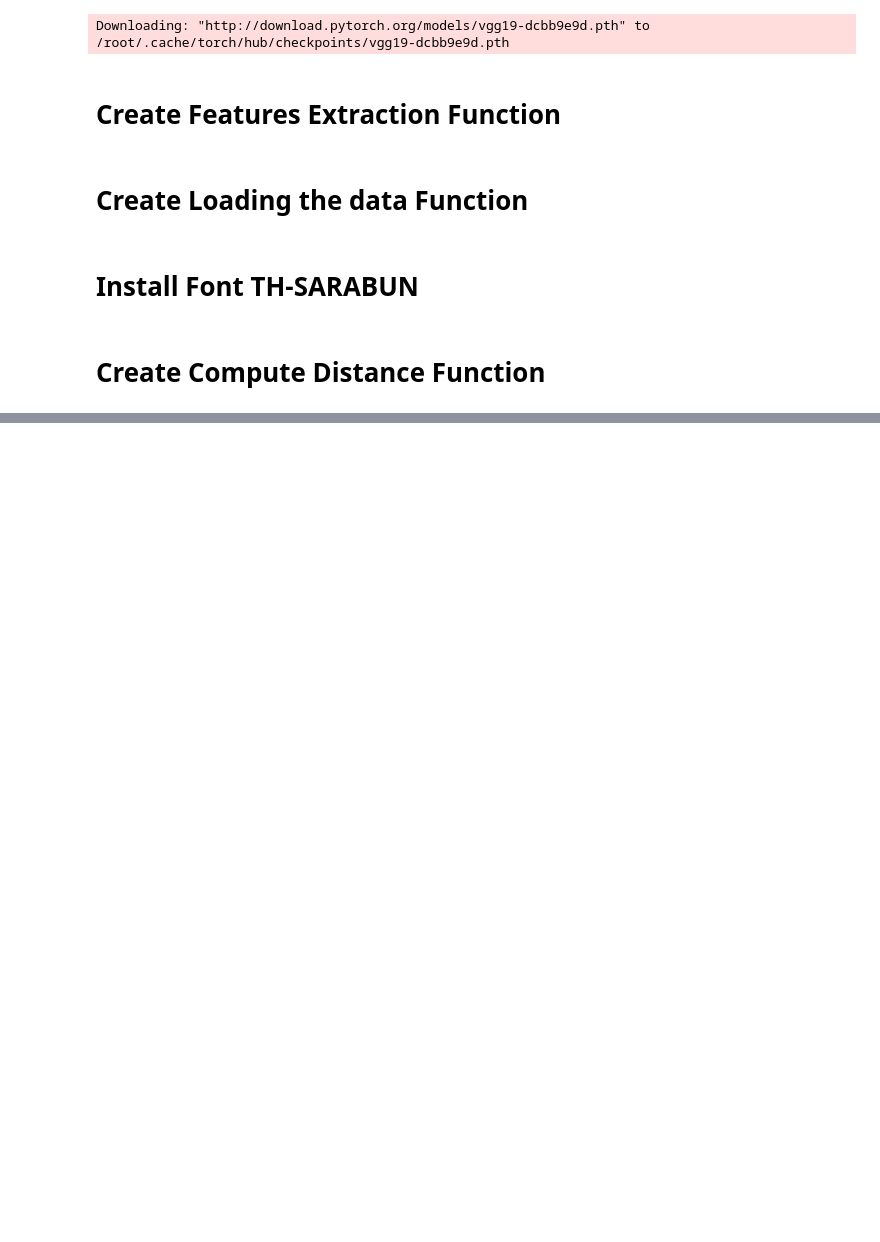
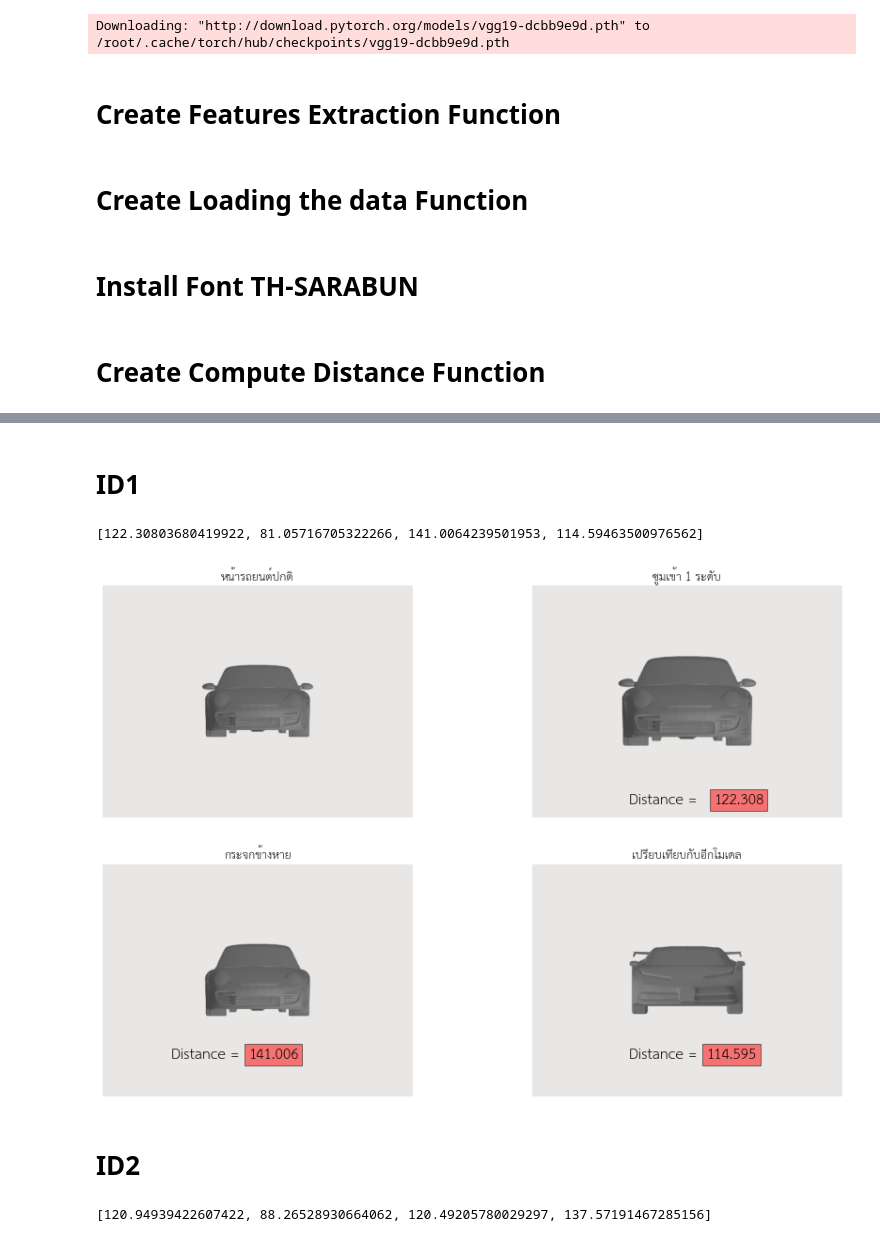
Before and after one commit to MeenTers/Project, a Jupyter notebook: Compare_view_3D.ipynb, the cells around one changed output, grey strips where cells are left out. Saved outputs shown, nothing was run; the diff lists cells and outputs as text; code cells hidden in the pictures; blank space fills up the shorter version.

Commit message:
Compare 6 car model

```diff
--- a/Compare_view_3D.ipynb
+++ b/Compare_view_3D.ipynb
@@ -87,0 +143,27 @@ def get_euclidean(base_car,diff_view):
+# %% [markdown]
+# ID1
+# %%
+img1f  = cv2.imread(r'/content/drive/MyDrive/3D_Model/Base_car/ID1/ID1F.png')
+img1_1 = cv2.imread(r'/content/drive/MyDrive/3D_Model/Car_view/ID1/ID1_1.png')
+img1_2 = cv2.imread(r'/content/drive/MyDrive/3D_Model/Car_view/ID1/ID1_2.png')
+img1_3 = cv2.imread(r'/content/drive/MyDrive/3D_Model/Car_view/ID1/ID1_3.png')
+img1_4 = cv2.imread(r'/content/drive/MyDrive/3D_Model/Car_view/ID1/ID1_4.png')
+# %%
+id1b = base_car[0]
+id1v = car_view[:4]
+# %%
+id1 = get_euclidean(id1b,id1v)
+id1
+# %% [output]
+[122.30803680419922, 81.05716705322266, 141.0064239501953, 114.59463500976562]
+# %%
+tx1 = 'หน้ารถยนต์ปกติ'
+tx2 = 'ซูมเข้า 1 ระดับ'
+tx3 = 'กระจกข้างหาย'
+tx4 = 'เปรียบเทียบกับอีกโมเดล'
+# %%
+show_img(img1f,img1_1,img1_3,img1_4,tx1,tx2,tx3,tx4,id1)
+# %% [output]
+[figure, added]
+# %% [markdown]
+# ID2
@@ -87,0 +179,5 @@ def get_euclidean(base_car,diff_view):
+# %%
+id2 = get_euclidean(id2b,id2v)
+id2
+# %% [output]
+[120.94939422607422, 88.26528930664062, 120.49205780029297, 137.57191467285156]
```
Also changed, not shown: parts of 29 cells of this notebook.
